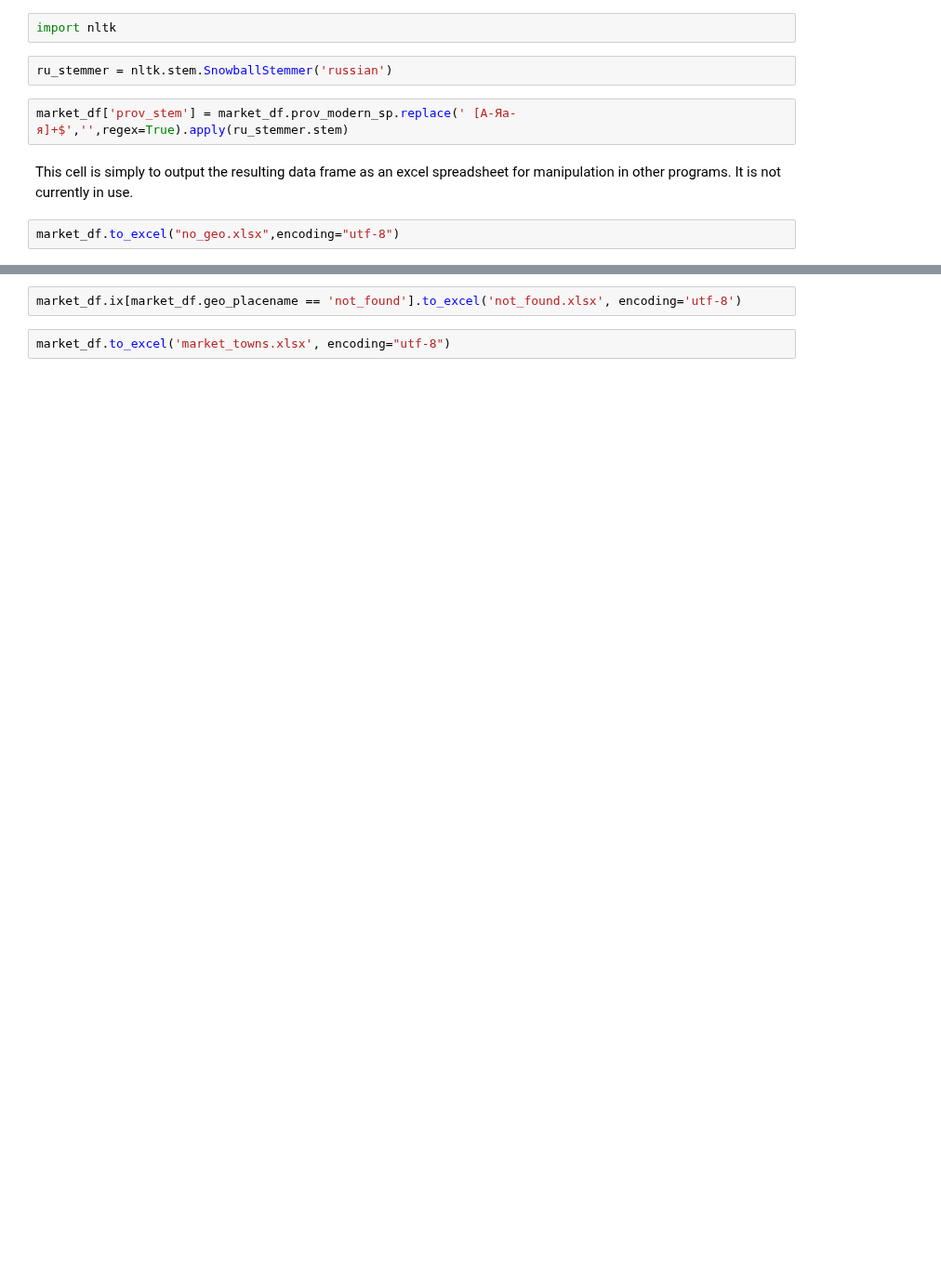
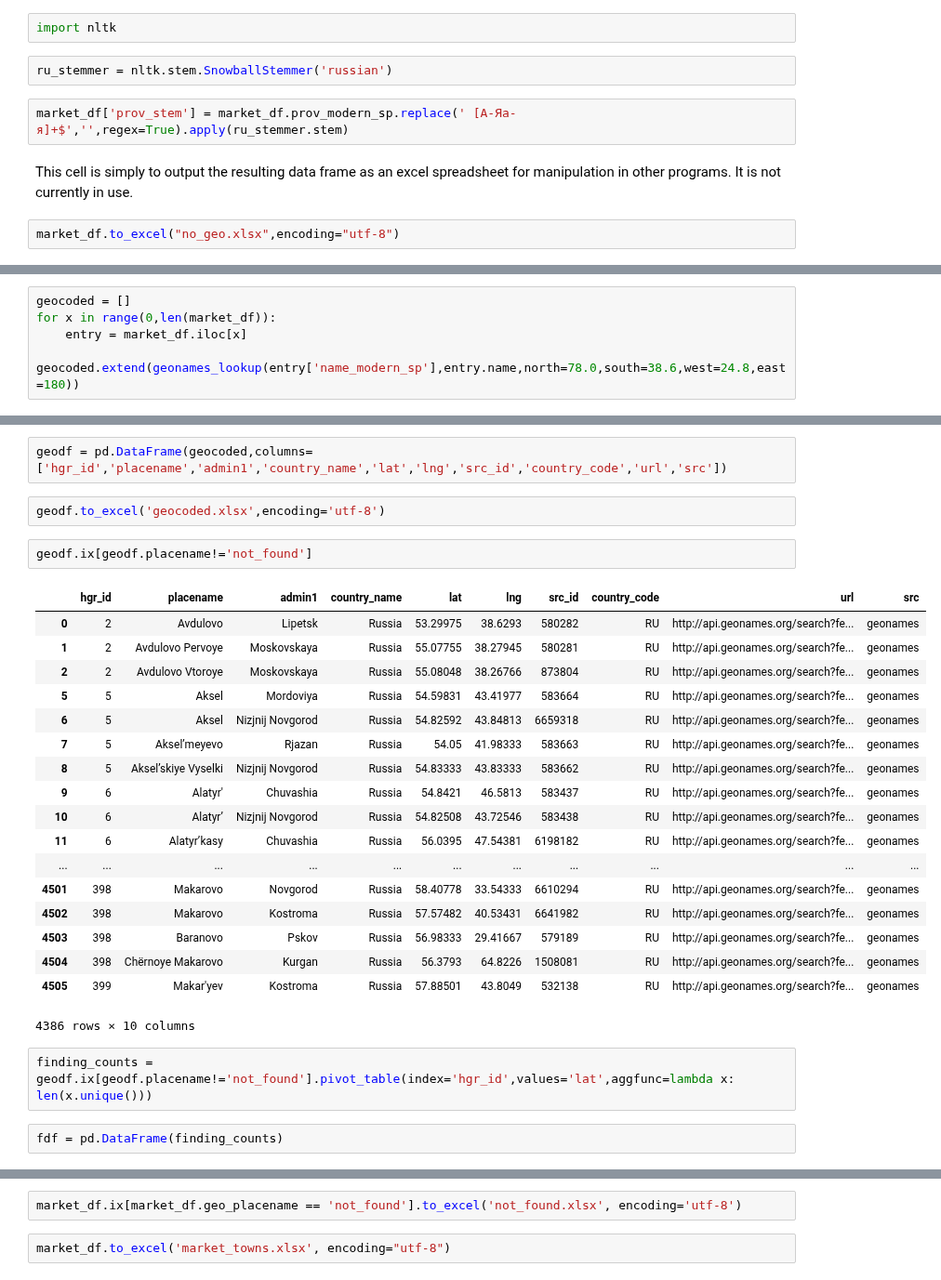
Before and after one commit to jaguillette/fungHGR, a Jupyter notebook: geocoding.ipynb, the cells around one changed output, grey strips where cells are left out. Shown at 93% size. Drawn from its saved outputs; the diff is of its cells as text; blank space fills up the shorter version.

```diff
--- a/geocoding.ipynb
+++ b/geocoding.ipynb
@@ -252,0 +275,5 @@ market_df['geo_placename'], market_df['geo_lat'], market_df['geo_lng'], market_d
+# %%
+geocoded = []
+for x in range(0,len(market_df)):
+    entry = market_df.iloc[x]
+    geocoded.extend(geonames_lookup(entry['name_modern_sp'],entry.name,north=78.0,south=38.6,west=24.8,east=180))
@@ -252,0 +298,29 @@ market_df['geo_placename'], market_df['geo_lat'], market_df['geo_lng'], market_d
+# %%
+geodf = pd.DataFrame(geocoded,columns=['hgr_id','placename','admin1','country_name','lat','lng','src_id','country_code','url','src'])
+# %%
+geodf.to_excel('geocoded.xlsx',encoding='utf-8')
+# %%
+geodf.ix[geodf.placename!='not_found']
+# %% [output]
+|  | hgr_id | placename | admin1 | country_name | lat | lng | src_id | country_code | url | src |
+| 0 | 2 | Avdulovo | Lipetsk | Russia | 53.29975 | 38.6293 | 580282 | RU | http://api.geonames.org/search?fe... | geonames |
+| 1 | 2 | Avdulovo Pervoye | Moskovskaya | Russia | 55.07755 | 38.27945 | 580281 | RU | http://api.geonames.org/search?fe... | geonames |
+| 2 | 2 | Avdulovo Vtoroye | Moskovskaya | Russia | 55.08048 | 38.26766 | 873804 | RU | http://api.geonames.org/search?fe... | geonames |
+| 5 | 5 | Aksel | Mordoviya | Russia | 54.59831 | 43.41977 | 583664 | RU | http://api.geonames.org/search?fe... | geonames |
+| 6 | 5 | Aksel | Nizjnij Novgorod | Russia | 54.82592 | 43.84813 | 6659318 | RU | http://api.geonames.org/search?fe... | geonames |
+| 7 | 5 | Aksel’meyevo | Rjazan | Russia | 54.05 | 41.98333 | 583663 | RU | http://api.geonames.org/search?fe... | geonames |
+| 8 | 5 | Aksel’skiye Vyselki | Nizjnij Novgorod | Russia | 54.83333 | 43.83333 | 583662 | RU | http://api.geonames.org/search?fe... | geonames |
+| 9 | 6 | Alatyr' | Chuvashia | Russia | 54.8421 | 46.5813 | 583437 | RU | http://api.geonames.org/search?fe... | geonames |
+| 10 | 6 | Alatyr’ | Nizjnij Novgorod | Russia | 54.82508 | 43.72546 | 583438 | RU | http://api.geonames.org/search?fe... | geonames |
+| 11 | 6 | Alatyr’kasy | Chuvashia | Russia | 56.0395 | 47.54381 | 6198182 | RU | http://api.geonames.org/search?fe... | geonames |
+| ... | ... | ... | ... | ... | ... | ... | ... | ... | ... | ... |
+| 4501 | 398 | Makarovo | Novgorod | Russia | 58.40778 | 33.54333 | 6610294 | RU | http://api.geonames.org/search?fe... | geonames |
+| 4502 | 398 | Makarovo | Kostroma | Russia | 57.57482 | 40.53431 | 6641982 | RU | http://api.geonames.org/search?fe... | geonames |
+| 4503 | 398 | Baranovo | Pskov | Russia | 56.98333 | 29.41667 | 579189 | RU | http://api.geonames.org/search?fe... | geonames |
+| 4504 | 398 | Chërnoye Makarovo | Kurgan | Russia | 56.3793 | 64.8226 | 1508081 | RU | http://api.geonames.org/search?fe... | geonames |
+| 4505 | 399 | Makar'yev | Kostroma | Russia | 57.88501 | 43.8049 | 532138 | RU | http://api.geonames.org/search?fe... | geonames |
+4386 rows × 10 columns
+# %%
+finding_counts = geodf.ix[geodf.placename!='not_found'].pivot_table(index='hgr_id',values='lat',aggfunc=lambda x: len(x.unique()))
+# %%
+fdf = pd.DataFrame(finding_counts)
```
Also changed, not shown: parts of 32 cells of this notebook, 2 other files.
